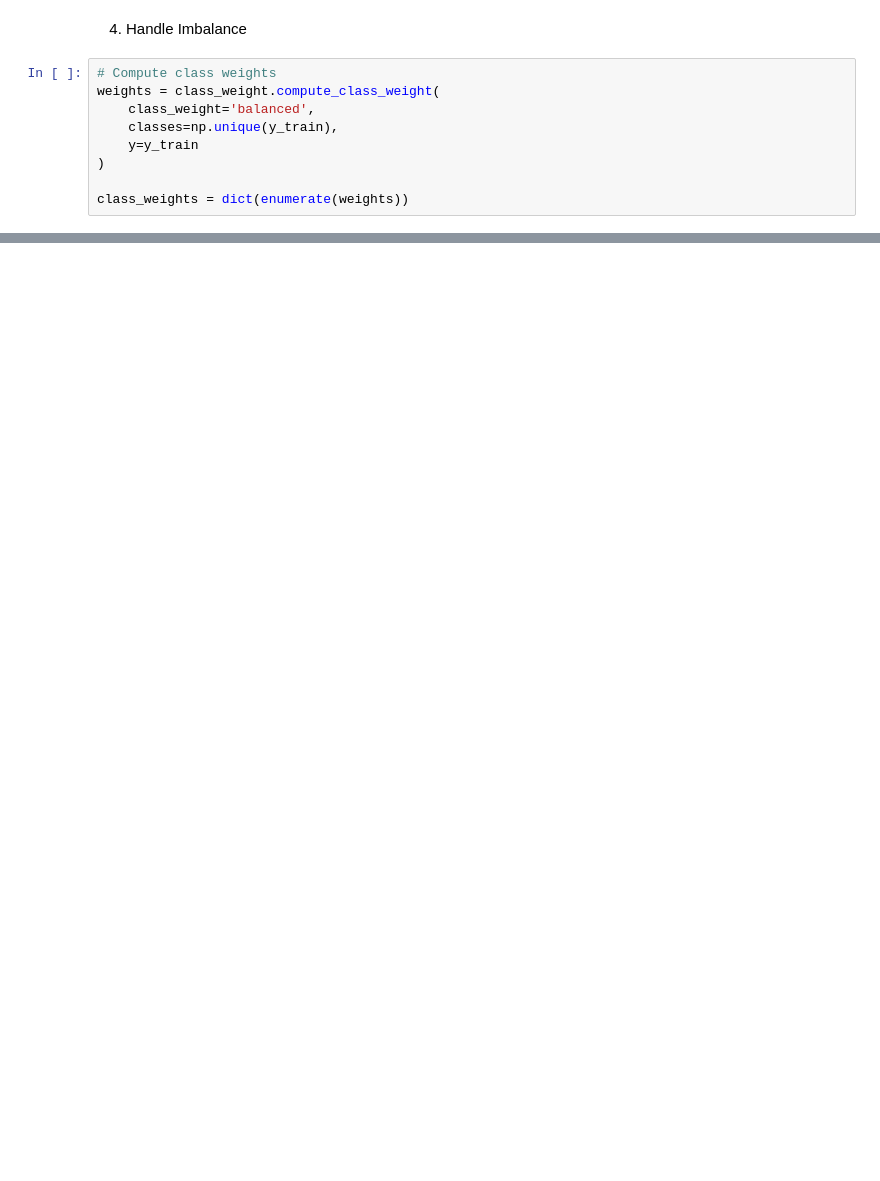
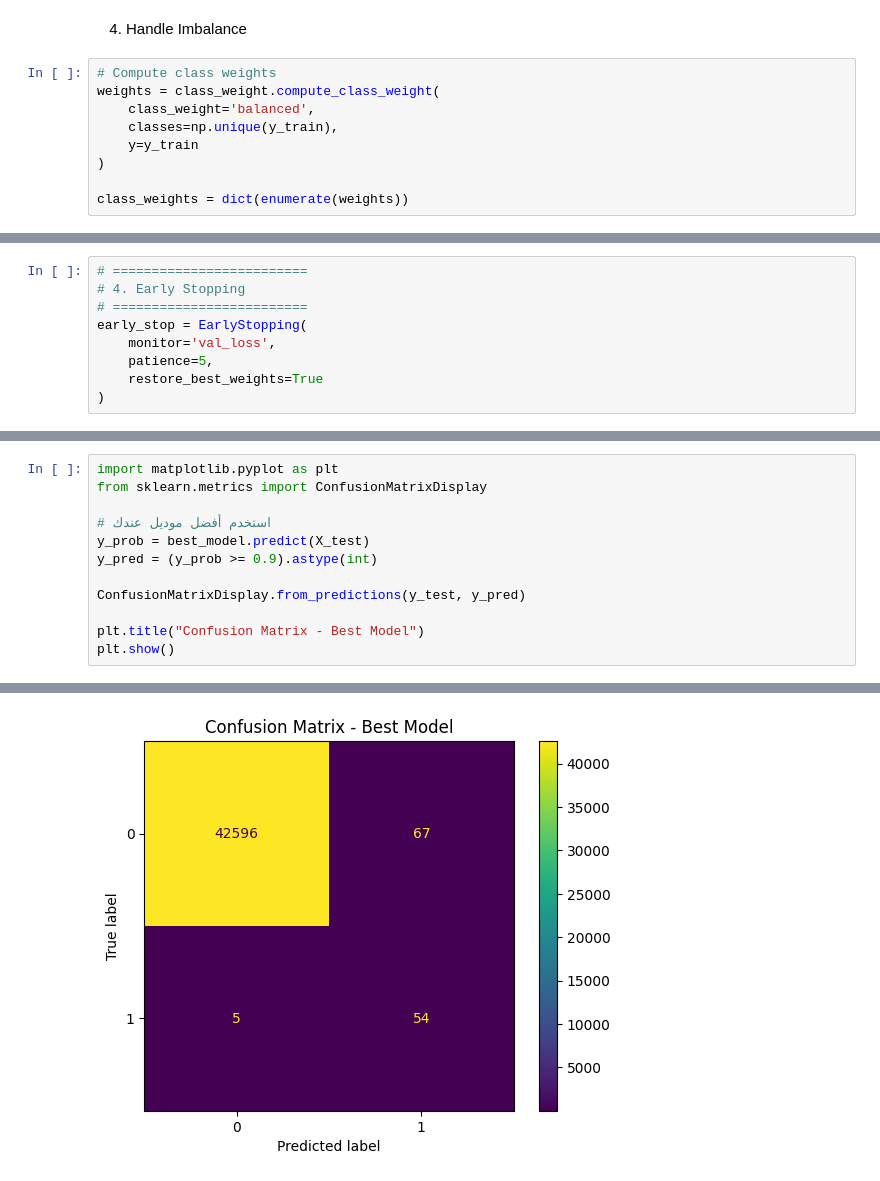
Before and after one commit to alkhurayjah/Task_DL, a Jupyter notebook: Abdullah_Alkhurayjah_DL.ipynb, the cells around one changed output, grey strips where cells are left out. Saved outputs shown, nothing was run; the diff lists cells and outputs as text; blank space fills up the shorter version.

```diff
--- a/Abdullah_Alkhurayjah_DL.ipynb
+++ b/Abdullah_Alkhurayjah_DL.ipynb
@@ -122 +123,10 @@ for model in [model1, model2]:
+# %%
+# =========================
+# 4. Early Stopping
+# =========================
+early_stop = EarlyStopping(
+    monitor='val_loss',
+    patience=5,
+    restore_best_weights=True
+)
 # %%
@@ -200,0 +235,13 @@ ROC Curve
+# %%
+import matplotlib.pyplot as plt
+from sklearn.metrics import ConfusionMatrixDisplay
+
+# استخدم أفضل موديل عندك
+y_prob = best_model.predict(X_test)
+y_pred = (y_prob >= 0.9).astype(int)
+
+ConfusionMatrixDisplay.from_predictions(y_test, y_pred)
+
+plt.title("Confusion Matrix - Best Model")
+plt.show()
+# %% [output]
@@ -200,0 +249 @@ ROC Curve
+[figure, added]
```
Also changed, not shown: parts of 26 cells of this notebook.
